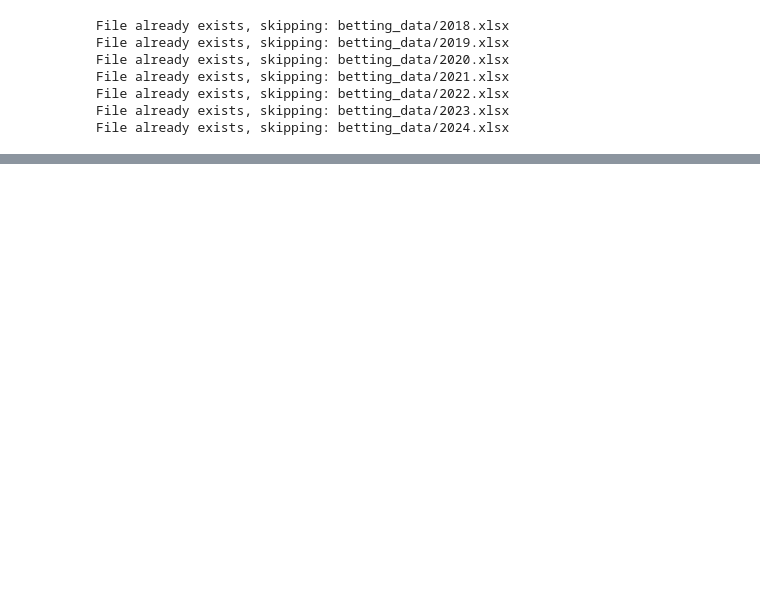
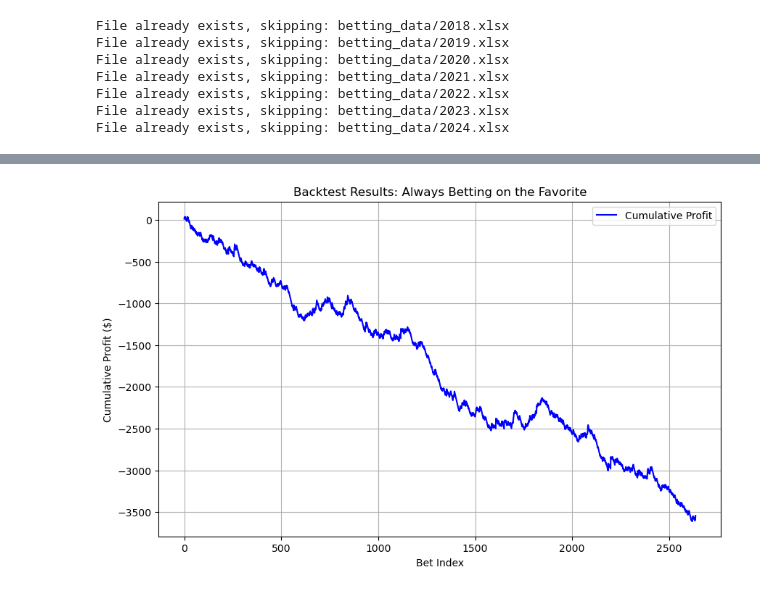
Before and after one commit to elin1231/tennisDB, a Jupyter notebook: tennis_betting_backtest.ipynb, the cells around one changed output, grey strips where cells are left out. Cells and saved outputs as stored; diff of their text form; code cells hidden in the pictures; blank space fills up the shorter version.

```diff
--- a/tennis_betting_backtest.ipynb
+++ b/tennis_betting_backtest.ipynb
@@ -33,0 +166,27 @@ Model Accuracy: 0.72
+# %%
+def plot_cumulative_profit(dataset, profit_col="Cumulative_Profit"):
+    """
+    Plot the cumulative profit column over bet index.
+    """
+    plt.figure(figsize=(10, 6))
+    plt.plot(dataset[profit_col], label="Cumulative Profit", color="blue")
+    plt.title("Backtest Results: Always Betting on the Favorite")
+    plt.xlabel("Bet Index")
+    plt.ylabel("Cumulative Profit ($)")
+    plt.legend()
+    plt.grid(True)
+    plt.show()
+
+# -------------------------------
+# Example usage:
+# -------------------------------
+# 1. Load your dataset
+data = pd.read_excel("betting_data/2018.xlsx")
+
+# 2. Run the "favorite-based" backtest
+result = backtest_favorite(data, amount_per_bet=10)
+
+# 3. Plot the cumulative profit
+plot_cumulative_profit(result)
+# %% [output]
+[figure, added]
```
Also changed, not shown: parts of 11 cells of this notebook, 2 other files.
